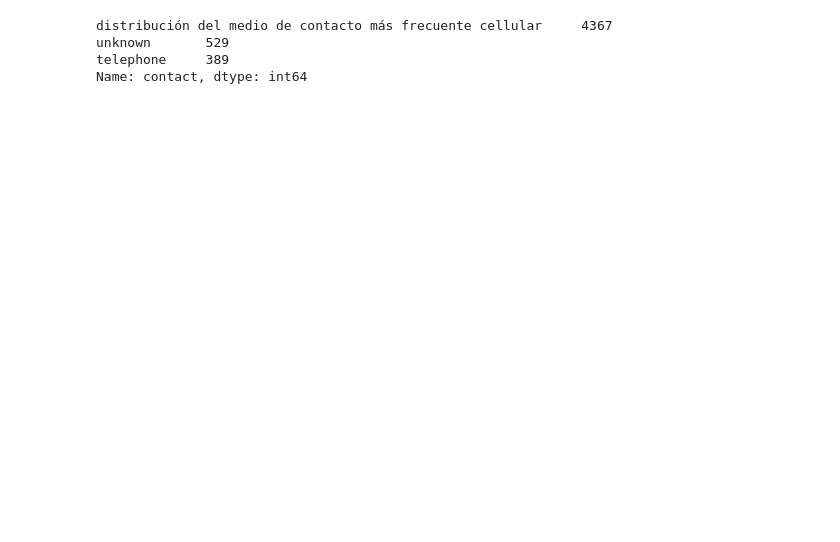
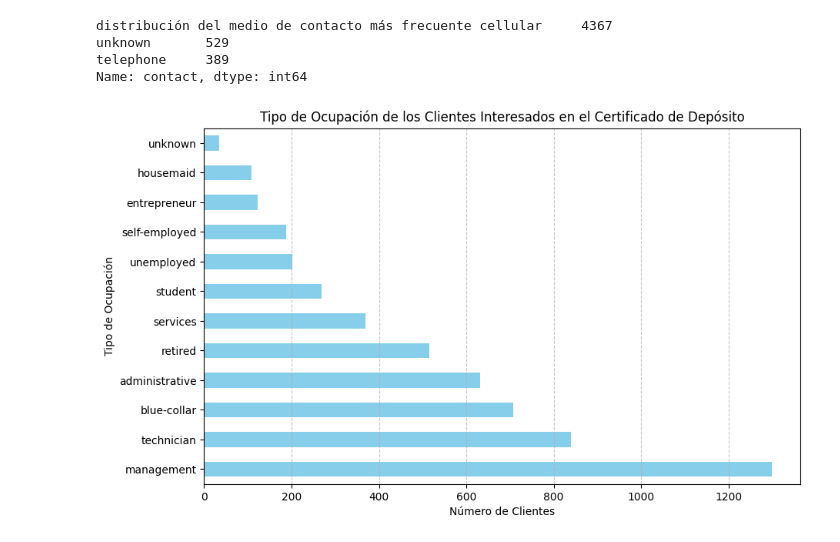
Before and after one commit to Yobany1210/TalentoTech, a Jupyter notebook: Tutoria_Limpieza_Datos.ipynb, the cells around one changed output. Saved outputs shown, nothing was run; the diff lists cells and outputs as text; code cells hidden in the pictures; blank space fills up the shorter version.

```diff
--- a/Tutoria_Limpieza_Datos.ipynb
+++ b/Tutoria_Limpieza_Datos.ipynb
@@ -455,3 +464,22 @@ distribución del medio de contacto más frecuente cellular     4367
 unknown       529
 telephone     389
 Name: contact, dtype: int64
+# %%
+#7. En un gráfico de barras horizontales responde, ¿Cuál es el tipo de ocupación de los clientes interesados en adquirir el certificado de depósito?
+
+# Filtrar clientes interesados en el certificado de depósito
+interesados = data[data['y'] == 'yes']
+
+# Calcular la distribución de tipos de ocupación
+distribucion_ocupacion = interesados['job'].value_counts()
+
+# Graficar la distribución en un gráfico de barras horizontales
+plt.figure(figsize=(10, 6))
+distribucion_ocupacion.plot(kind='barh', color='skyblue') #kind='barh': Indica que se creará un gráfico de barras horizontales
+plt.title('Tipo de Ocupación de los Clientes Interesados en el Certificado de Depósito')
+plt.xlabel('Número de Clientes')
+plt.ylabel('Tipo de Ocupación')
+plt.grid(axis='x', linestyle='--', alpha=0.7)
+plt.show()
+# %% [output]
+[figure, added]
```
Also changed, not shown: parts of 7 cells of this notebook.
